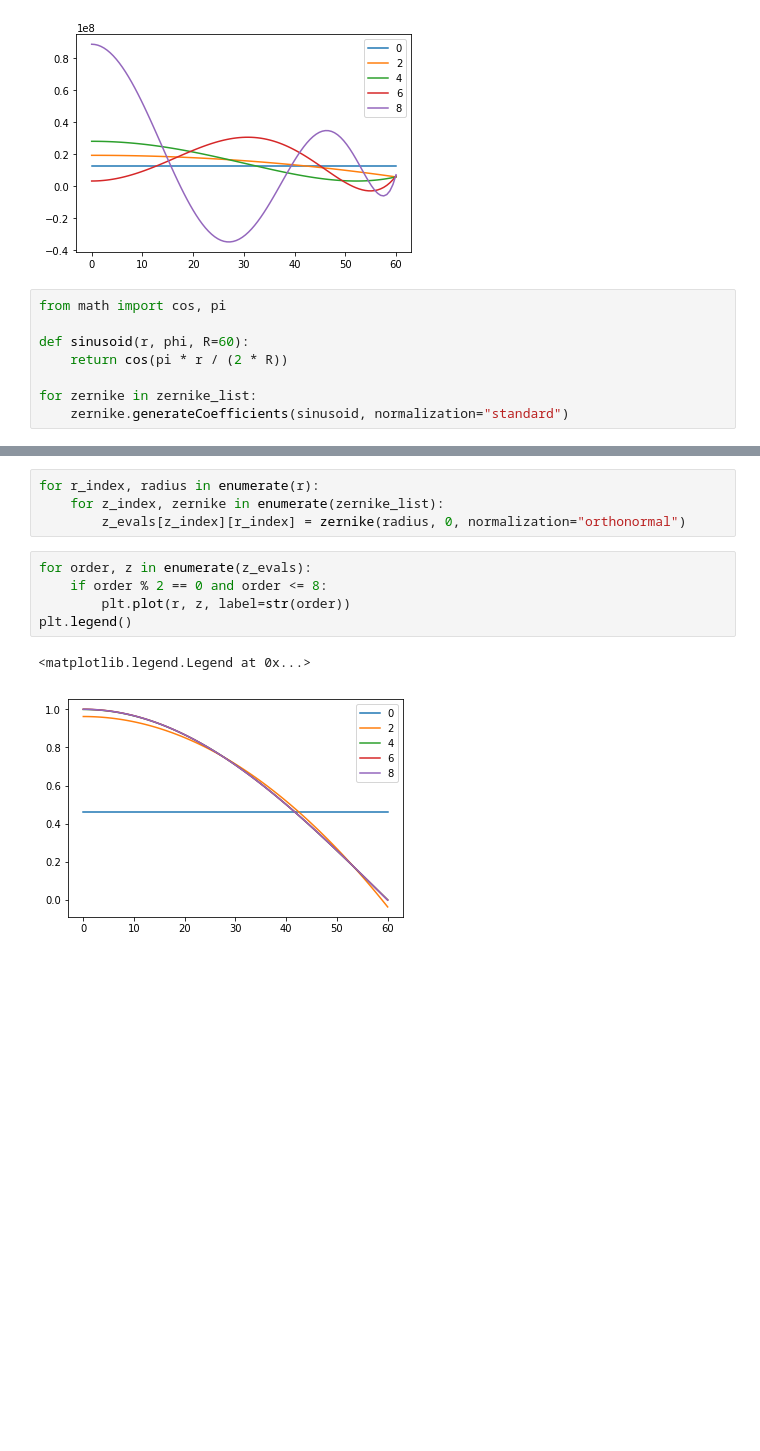
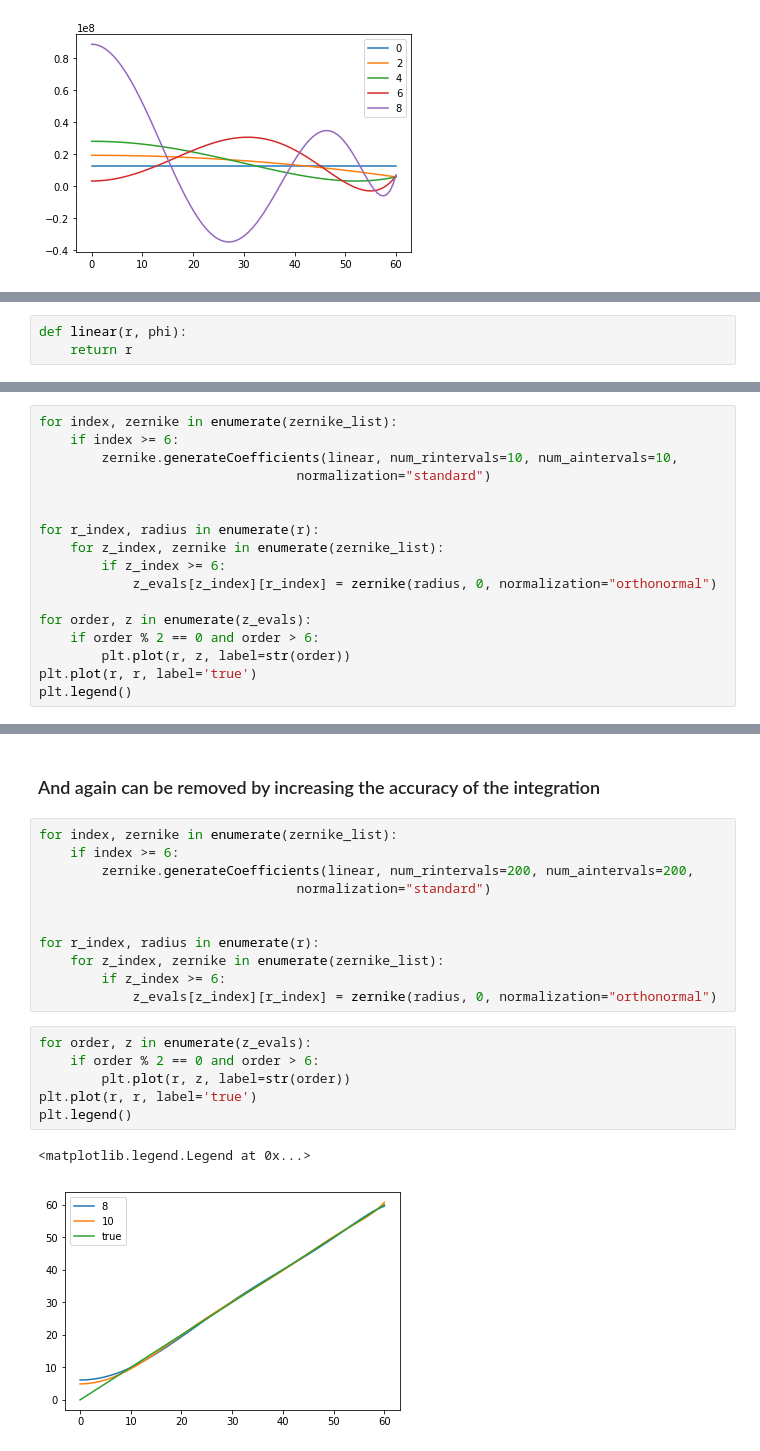
Before and after one commit to JIMMY-KSU/jupyter_notebooks, a Jupyter notebook: oscillatory-zernikes.ipynb, the cells around one changed output, grey strips where cells are left out. Drawn from its saved outputs; the diff is of its cells as text; blank space fills up the shorter version.

Commit message:
Demonstrate removal of oscillations for higher order Zernikes by increasing accuracy of coefficient generation.

```diff
--- a/oscillatory-zernikes.ipynb
+++ b/oscillatory-zernikes.ipynb
@@ -47,11 +47,3 @@ plt.legend()
 # %% [output]
 <matplotlib.legend.Legend at 0x...>
 [figure]
-# %%
-from math import cos, pi
-
-def sinusoid(r, phi, R=60):
-    return cos(pi * r / (2 * R))
-
-for zernike in zernike_list:
-    zernike.generateCoefficients(sinusoid, normalization="standard")
@@ -57,0 +102,3 @@ for zernike in zernike_list:
+# %%
+def linear(r, phi):
+    return r
@@ -57,0 +107,17 @@ for zernike in zernike_list:
+# %%
+for index, zernike in enumerate(zernike_list):
+    if index >= 6:
+        zernike.generateCoefficients(linear, num_rintervals=10, num_aintervals=10,
+                                 normalization="standard")
+
+
+for r_index, radius in enumerate(r):
+    for z_index, zernike in enumerate(zernike_list):
+        if z_index >= 6:
+            z_evals[z_index][r_index] = zernike(radius, 0, normalization="orthonormal")
+
+for order, z in enumerate(z_evals):
+    if order % 2 == 0 and order > 6:
+        plt.plot(r, z, label=str(order))
+plt.plot(r, r, label='true')
+plt.legend()
@@ -58,12 +127,22 @@ for zernike in zernike_list:
+# %% [markdown]
+### And again can be removed by increasing the accuracy of the integration
 # %%
+for index, zernike in enumerate(zernike_list):
+    if index >= 6:
+        zernike.generateCoefficients(linear, num_rintervals=200, num_aintervals=200,
+                                 normalization="standard")
+
+
 for r_index, radius in enumerate(r):
     for z_index, zernike in enumerate(zernike_list):
-        z_evals[z_index][r_index] = zernike(radius, 0, normalization="orthonormal")
+        if z_index >= 6:
+            z_evals[z_index][r_index] = zernike(radius, 0, normalization="orthonormal")
 # %%
 for order, z in enumerate(z_evals):
-    if order % 2 == 0 and order <= 8:
+    if order % 2 == 0 and order > 6:
         plt.plot(r, z, label=str(order))
+plt.plot(r, r, label='true')
 plt.legend()
 # %% [output]
 <matplotlib.legend.Legend at 0x...>
-[figure, old version]
+[figure, new version]
```
Also changed, not shown: parts of 9 cells of this notebook.
